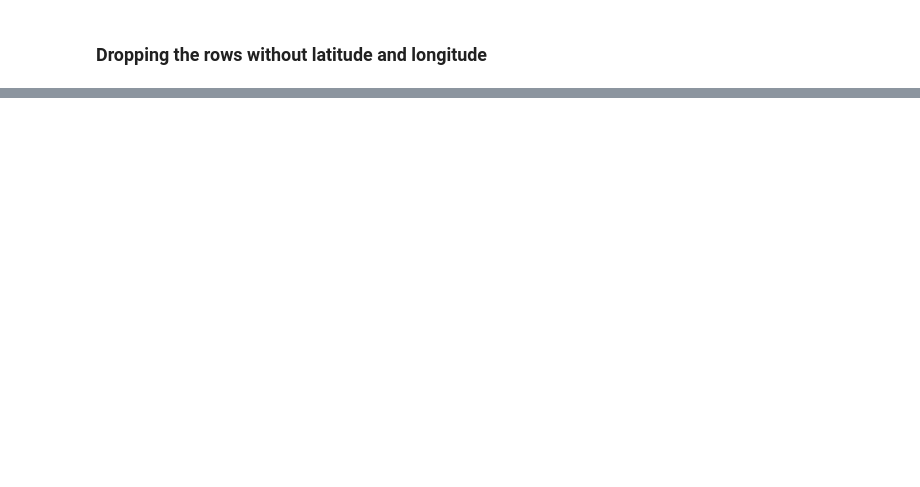
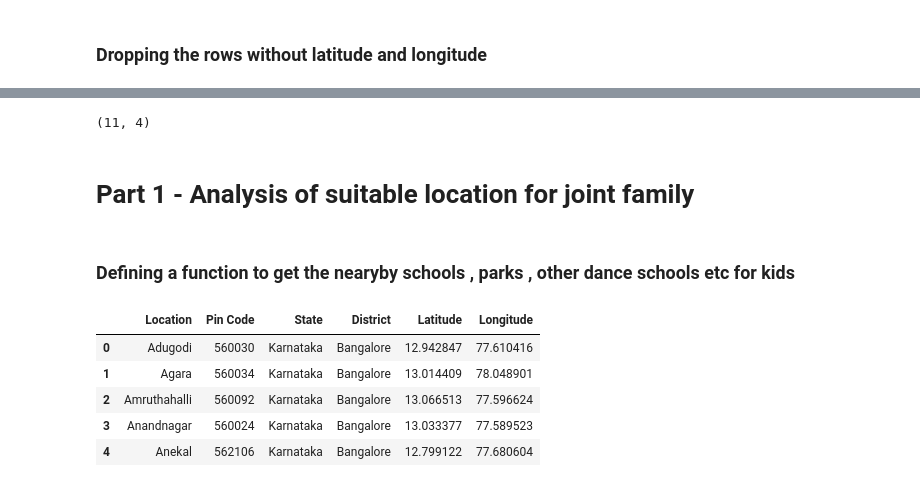
Before and after one commit to Raviyadav144/IBM-Data-Science-Capstone-Project, a Jupyter notebook: Final Project.ipynb, the cells around one changed output, grey strips where cells are left out. Drawn from its saved outputs; the diff is of its cells as text; code cells hidden in the pictures; blank space fills up the shorter version.

```diff
--- a/Final Project.ipynb
+++ b/Final Project.ipynb
@@ -145,0 +188,8 @@ map_ben
+# %%
+nearby_venues.shape
+# %% [output]
+(11, 4)
+# %% [markdown]
+# Part 1 - Analysis of suitable location for joint family
+# %% [markdown]
+### Defining a function to get the nearyby schools , parks , other dance schools etc for kids
@@ -145,0 +224,9 @@ map_ben
+# %%
+df.head()
+# %% [output]
+|  | Location | Pin Code | State | District | Latitude | Longitude |
+| 0 | Adugodi | 560030 | Karnataka | Bangalore | 12.942847 | 77.610416 |
+| 1 | Agara | 560034 | Karnataka | Bangalore | 13.014409 | 78.048901 |
+| 2 | Amruthahalli | 560092 | Karnataka | Bangalore | 13.066513 | 77.596624 |
+| 3 | Anandnagar | 560024 | Karnataka | Bangalore | 13.033377 | 77.589523 |
+| 4 | Anekal | 562106 | Karnataka | Bangalore | 12.799122 | 77.680604 |
```
Also changed, not shown: parts of 57 cells of this notebook.
